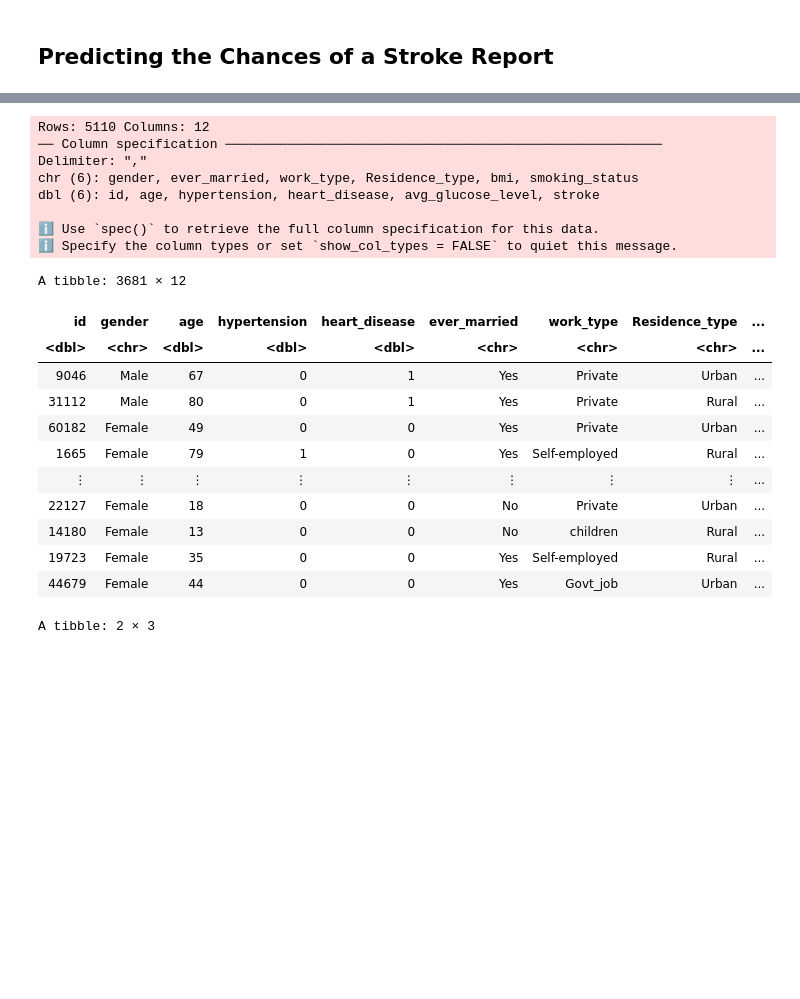
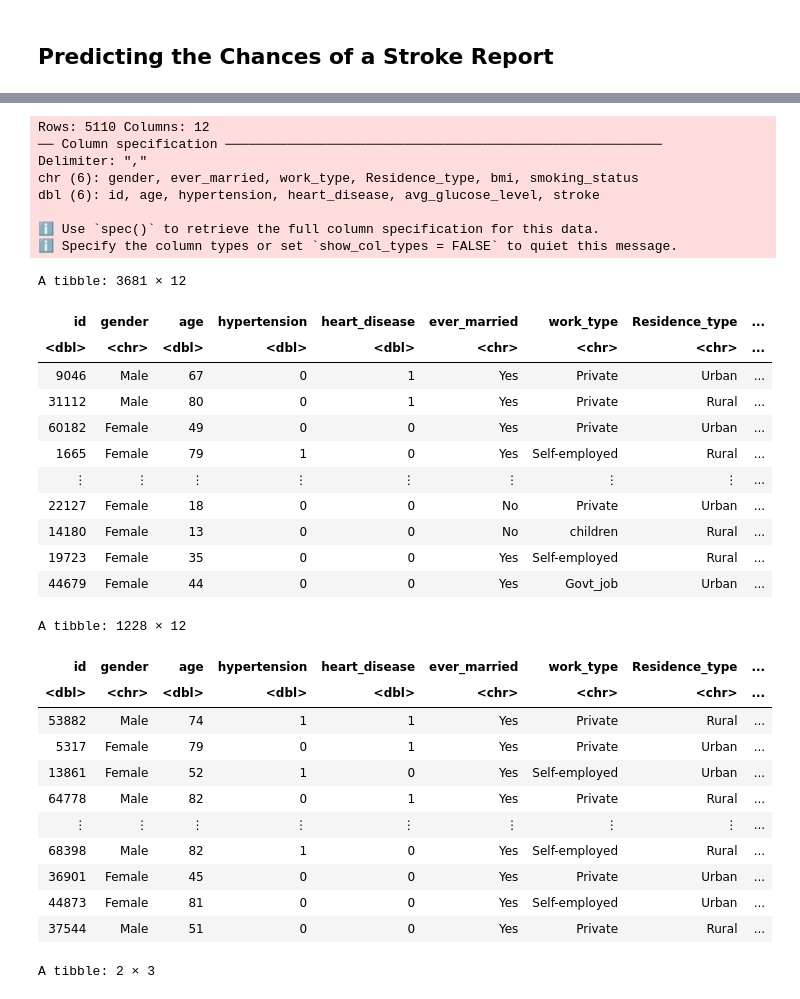
Before and after one commit to ersq/Group-42-Group-Project, a Jupyter notebook: Final Report.ipynb, the cells around one changed output, grey strips where cells are left out. Drawn from its saved outputs; the diff is of its cells as text; code cells hidden in the pictures; blank space fills up the shorter version.

```diff
--- a/Final Report.ipynb
+++ b/Final Report.ipynb
@@ -58,33 +58,47 @@ filter(bmi != "N/A") |>
 #turns bmi column into dbl (previously chr)
 mutate(bmi = as.numeric(bmi))
 
 #splits data into training and testing sets
 stroke_split <- initial_split(stroke_data, prop = 0.75, strata = stroke)
     stroke_train <- training(stroke_split)
     stroke_test <- testing(stroke_split)
 
 stroke_train
+
+stroke_test
 # %% [output]
 Rows: 5110 Columns: 12
 ── Column specification ────────────────────────────────────────────────────────
 Delimiter: ","
 chr (6): gender, ever_married, work_type, Residence_type, bmi, smoking_status
 dbl (6): id, age, hypertension, heart_disease, avg_glucose_level, stroke
 
 ℹ Use `spec()` to retrieve the full column specification for this data.
 ℹ Specify the column types or set `show_col_types = FALSE` to quiet this message.
 A tibble: 3681 × 12
 | id | gender | age | hypertension | heart_disease | ever_married | work_type | Residence_type | ... |
 | <dbl> | <chr> | <dbl> | <dbl> | <dbl> | <chr> | <chr> | <chr> | ... |
 | 9046 | Male | 67 | 0 | 1 | Yes | Private | Urban | ... |
 | 31112 | Male | 80 | 0 | 1 | Yes | Private | Rural | ... |
 | 60182 | Female | 49 | 0 | 0 | Yes | Private | Urban | ... |
 | 1665 | Female | 79 | 1 | 0 | Yes | Self-employed | Rural | ... |
 | ⋮ | ⋮ | ⋮ | ⋮ | ⋮ | ⋮ | ⋮ | ⋮ | ... |
 | 22127 | Female | 18 | 0 | 0 | No | Private | Urban | ... |
 | 14180 | Female | 13 | 0 | 0 | No | children | Rural | ... |
 | 19723 | Female | 35 | 0 | 0 | Yes | Self-employed | Rural | ... |
 | 44679 | Female | 44 | 0 | 0 | Yes | Govt_job | Urban | ... |
+A tibble: 1228 × 12
+| id | gender | age | hypertension | heart_disease | ever_married | work_type | Residence_type | ... |
+| <dbl> | <chr> | <dbl> | <dbl> | <dbl> | <chr> | <chr> | <chr> | ... |
+| 53882 | Male | 74 | 1 | 1 | Yes | Private | Rural | ... |
+| 5317 | Female | 79 | 0 | 1 | Yes | Private | Urban | ... |
+| 13861 | Female | 52 | 1 | 0 | Yes | Self-employed | Urban | ... |
+| 64778 | Male | 82 | 0 | 1 | Yes | Private | Rural | ... |
+| ⋮ | ⋮ | ⋮ | ⋮ | ⋮ | ⋮ | ⋮ | ⋮ | ... |
+| 68398 | Male | 82 | 1 | 0 | Yes | Self-employed | Rural | ... |
+| 36901 | Female | 45 | 0 | 0 | Yes | Private | Urban | ... |
+| 44873 | Female | 81 | 0 | 0 | Yes | Self-employed | Urban | ... |
+| 37544 | Male | 51 | 0 | 0 | Yes | Private | Rural | ... |
 # %%
 #ensures reproducibility
 set.seed(1234)
```
Also changed, not shown: parts of 5 cells of this notebook.
